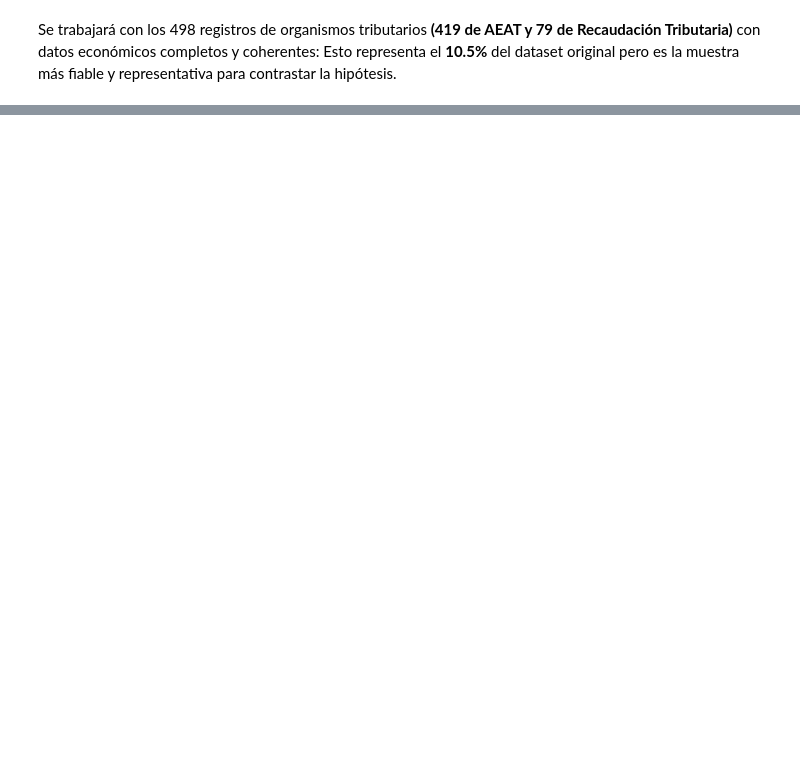
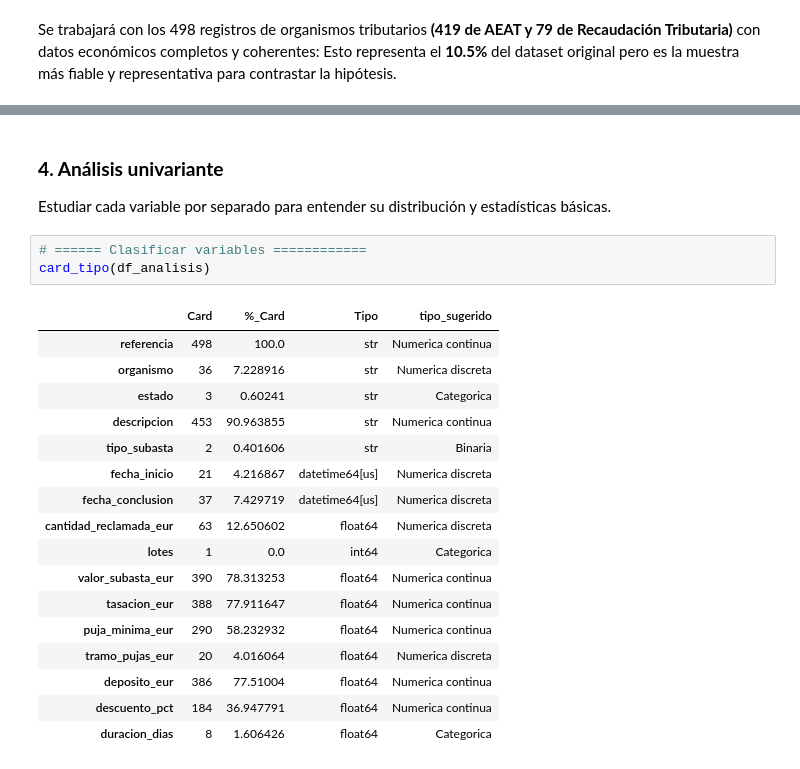
Before and after one commit to nadia0207/Proyecto_EDA_Subastas_BOE, a Jupyter notebook: src/memoria.ipynb, the cells around one changed output, grey strips where cells are left out. Saved outputs shown, nothing was run; the diff lists cells and outputs as text; blank space fills up the shorter version.

```diff
--- a/src/memoria.ipynb
+++ b/src/memoria.ipynb
@@ -536,0 +530,24 @@ Esto representa el **10.5%** del dataset original pero es la muestra más fiable
+# %% [markdown]
+### **4. Análisis univariante**
+Estudiar cada variable por separado para entender su distribución y estadísticas básicas.
+# %%
+# ====== Clasificar variables ============
+card_tipo(df_analisis)
+# %% [output]
+|  | Card | %_Card | Tipo | tipo_sugerido |
+| referencia | 498 | 100.0 | str | Numerica continua |
+| organismo | 36 | 7.228916 | str | Numerica discreta |
+| estado | 3 | 0.60241 | str | Categorica |
+| descripcion | 453 | 90.963855 | str | Numerica continua |
+| tipo_subasta | 2 | 0.401606 | str | Binaria |
+| fecha_inicio | 21 | 4.216867 | datetime64[us] | Numerica discreta |
+| fecha_conclusion | 37 | 7.429719 | datetime64[us] | Numerica discreta |
+| cantidad_reclamada_eur | 63 | 12.650602 | float64 | Numerica discreta |
+| lotes | 1 | 0.0 | int64 | Categorica |
+| valor_subasta_eur | 390 | 78.313253 | float64 | Numerica continua |
+| tasacion_eur | 388 | 77.911647 | float64 | Numerica continua |
+| puja_minima_eur | 290 | 58.232932 | float64 | Numerica continua |
+| tramo_pujas_eur | 20 | 4.016064 | float64 | Numerica discreta |
+| deposito_eur | 386 | 77.51004 | float64 | Numerica continua |
+| descuento_pct | 184 | 36.947791 | float64 | Numerica continua |
+| duracion_dias | 8 | 1.606426 | float64 | Categorica |
```
Also changed, not shown: parts of 11 cells of this notebook, 1 other file.
